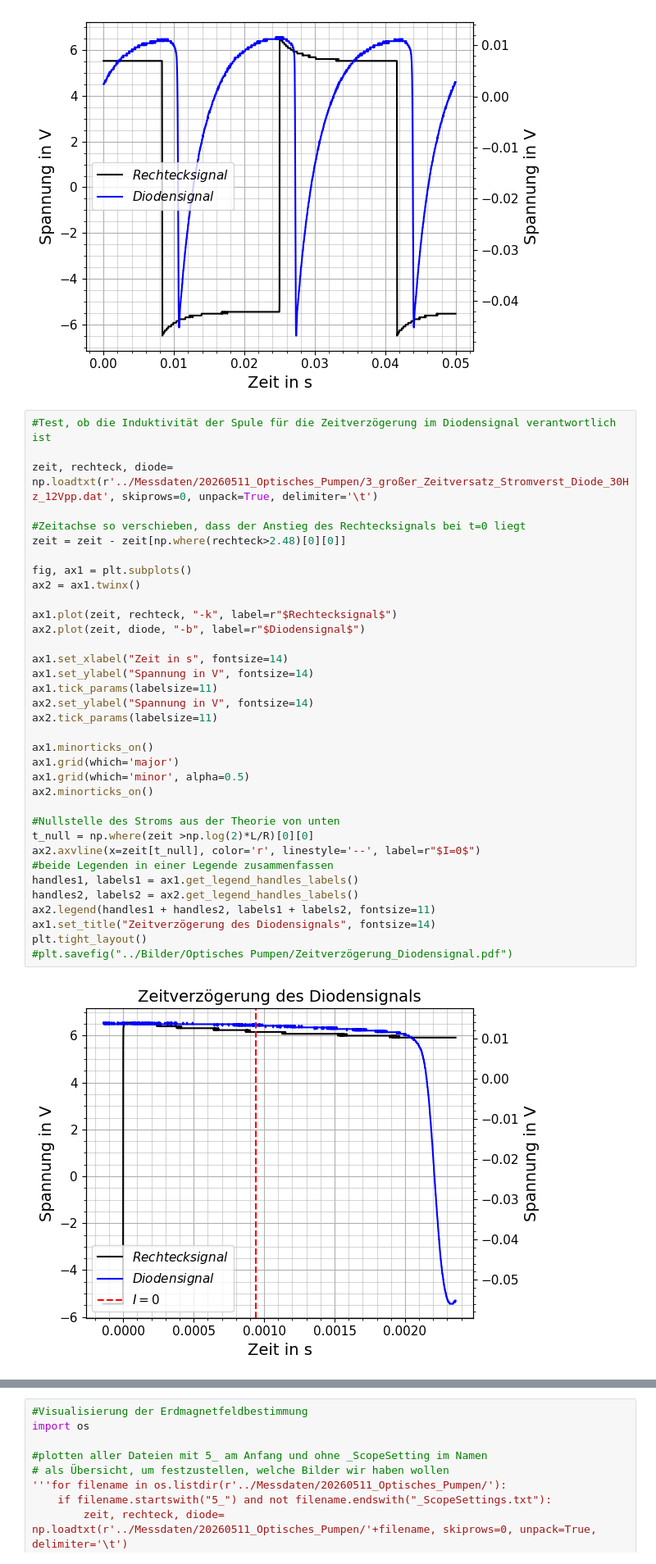
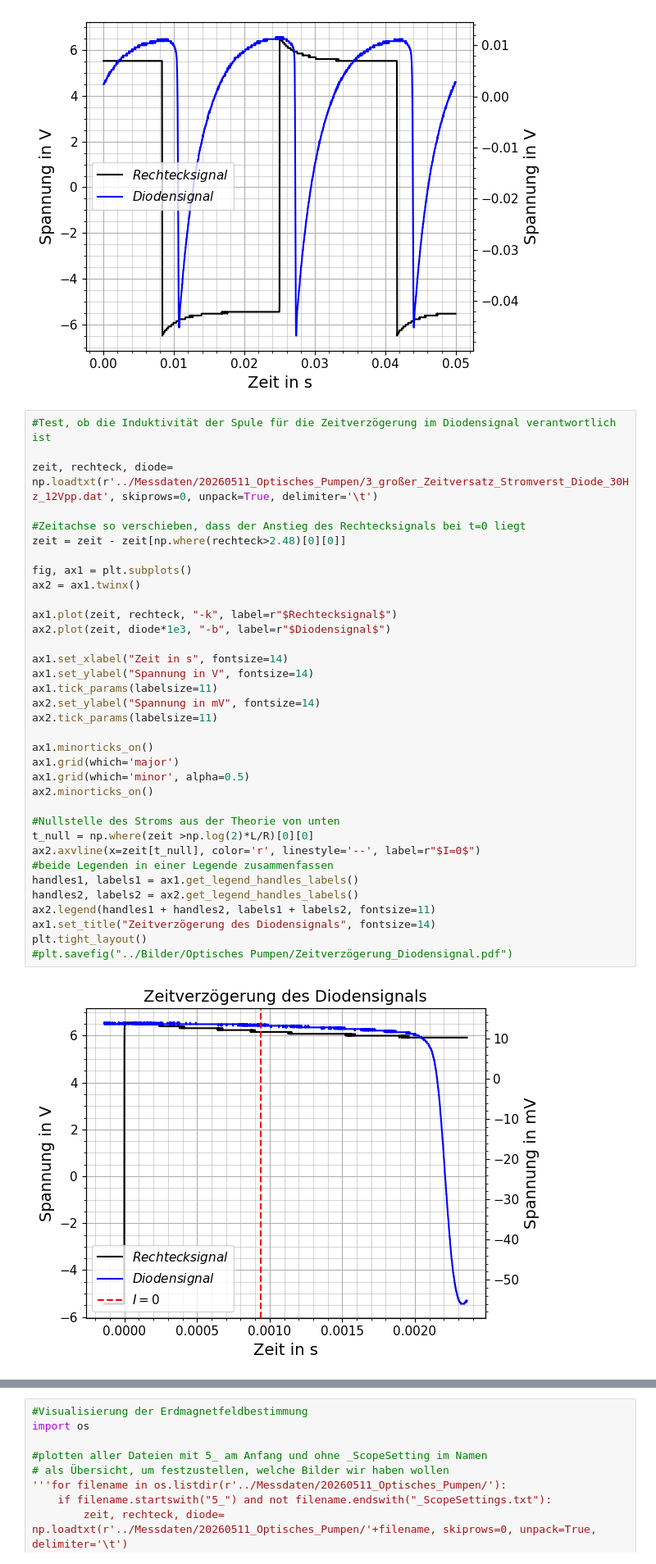
Before and after one commit to NicolasRohrbeck/fprak, a Jupyter notebook: scripts/optpumpen.ipynb, the cells around one changed output, grey strips where cells are left out. Shown at 82% size. Saved outputs shown, nothing was run; the diff lists cells and outputs as text.

```diff
--- a/scripts/optpumpen.ipynb
+++ b/scripts/optpumpen.ipynb
@@ -116,36 +117,36 @@ zeit, rechteck, diode= np.loadtxt(r'../Messdaten/20260511_Optisches_Pumpen/3_gro
 
 #Zeitachse so verschieben, dass der Anstieg des Rechtecksignals bei t=0 liegt
 zeit = zeit - zeit[np.where(rechteck>2.48)[0][0]]
 
 fig, ax1 = plt.subplots()
 ax2 = ax1.twinx()
 
 ax1.plot(zeit, rechteck, "-k", label=r"$Rechtecksignal$")
-ax2.plot(zeit, diode, "-b", label=r"$Diodensignal$")
+ax2.plot(zeit, diode*1e3, "-b", label=r"$Diodensignal$")
 
 ax1.set_xlabel("Zeit in s", fontsize=14)
 ax1.set_ylabel("Spannung in V", fontsize=14)
 ax1.tick_params(labelsize=11)
-ax2.set_ylabel("Spannung in V", fontsize=14)
+ax2.set_ylabel("Spannung in mV", fontsize=14)
 ax2.tick_params(labelsize=11)
 
 ax1.minorticks_on()
 ax1.grid(which='major')
 ax1.grid(which='minor', alpha=0.5)
 ax2.minorticks_on()
 
 #Nullstelle des Stroms aus der Theorie von unten
 t_null = np.where(zeit >np.log(2)*L/R)[0][0]
 ax2.axvline(x=zeit[t_null], color='r', linestyle='--', label=r"$I=0$")
 #beide Legenden in einer Legende zusammenfassen
 handles1, labels1 = ax1.get_legend_handles_labels()
 handles2, labels2 = ax2.get_legend_handles_labels()
 ax2.legend(handles1 + handles2, labels1 + labels2, fontsize=11)
 ax1.set_title("Zeitverzögerung des Diodensignals", fontsize=14)
 plt.tight_layout()
 #plt.savefig("../Bilder/Optisches Pumpen/Zeitverzögerung_Diodensignal.pdf")
 # %% [output]
-[figure, old version]
+[figure, new version]
 # %%
 #Plot der Lösung der DGL für die Spulenströme
 
```
Also changed, not shown: parts of 4 cells of this notebook, 2 other files.
